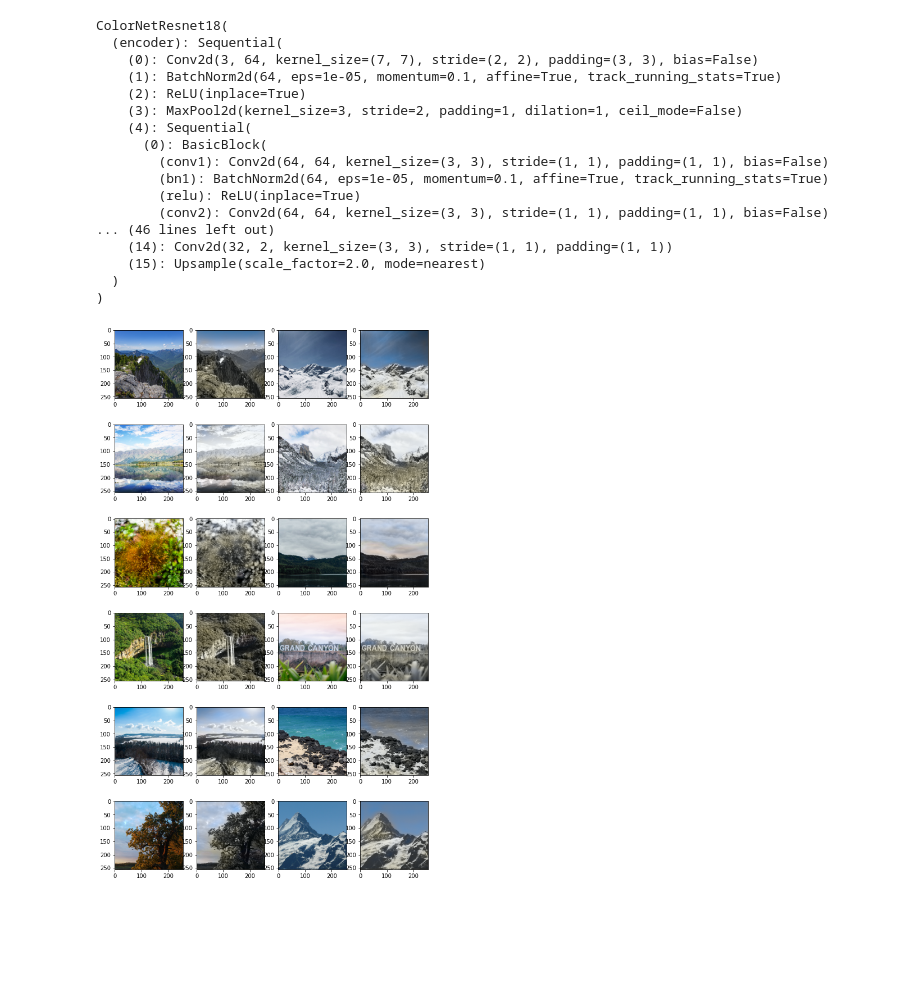
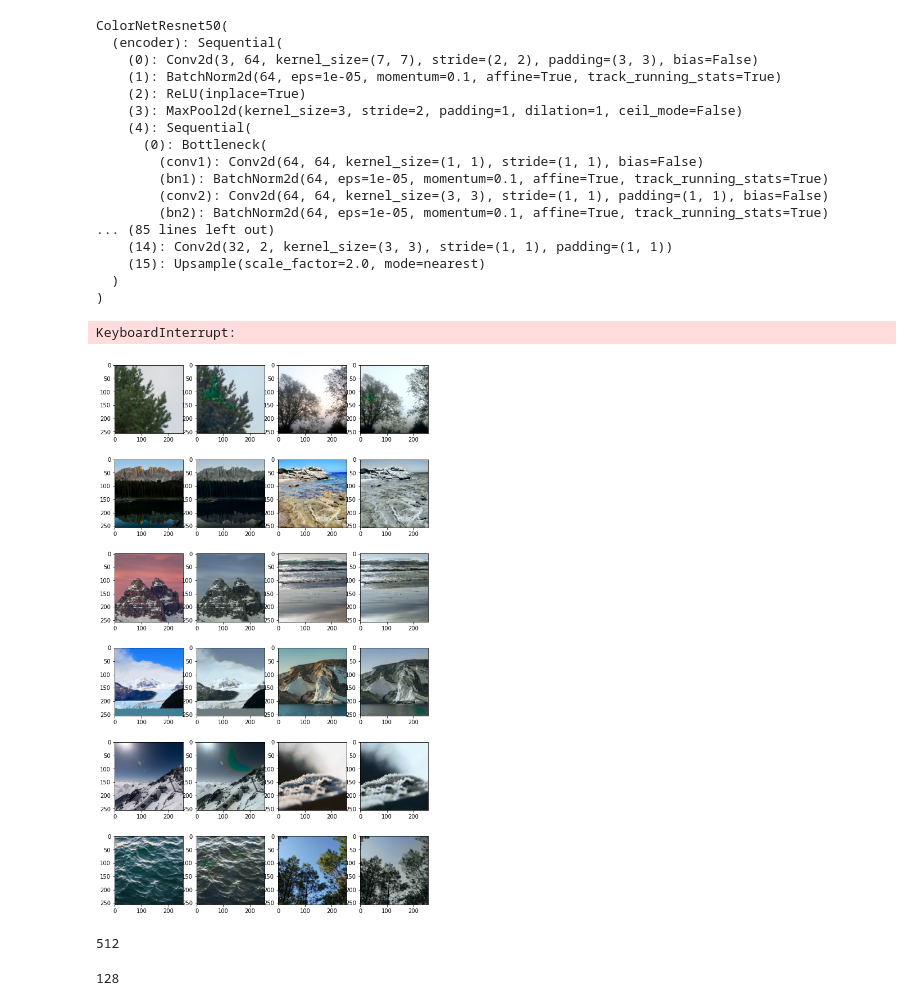
Before and after one commit to laphon/image_colorization, a Jupyter notebook: image_color_.ipynb, the cells around one changed output. Saved outputs shown, nothing was run; the diff lists cells and outputs as text; code cells hidden in the pictures; blank space fills up the shorter version.

Commit message:
train resnet50

```diff
--- a/image_color_.ipynb
+++ b/image_color_.ipynb
@@ -109,30 +146,31 @@ class ColorNetResnet18(nn.Module):
 # %%
 models = {
-    "resnet18": ColorNetResnet18
+    "resnet18": ColorNetResnet18,
+    "resnet50": ColorNetResnet50
 }
 extractors = {
     "resnet152": ExtractorResnet152
 }
-model_name = "resnet18"
+model_name = "resnet50"
 extractor = ExtractorResnet152()
 model = models[model_name](mid_input_size=extractor(torch.zeros((1, 1, 256, 256))).shape[1])
-# model.load_state_dict(torch.load('models/resnet18_2022-05-22_13:40:31:218825.pth'))
+model.load_state_dict(torch.load('models/resnet50_2022-05-23_21:01:04:498923.pth'))
 extractor.to(device)
 model.to(device)
 # %% [output]
-ColorNetResnet18(
+ColorNetResnet50(
   (encoder): Sequential(
     (0): Conv2d(3, 64, kernel_size=(7, 7), stride=(2, 2), padding=(3, 3), bias=False)
     (1): BatchNorm2d(64, eps=1e-05, momentum=0.1, affine=True, track_running_stats=True)
     (2): ReLU(inplace=True)
     (3): MaxPool2d(kernel_size=3, stride=2, padding=1, dilation=1, ceil_mode=False)
     (4): Sequential(
-      (0): BasicBlock(
-        (conv1): Conv2d(64, 64, kernel_size=(3, 3), stride=(1, 1), padding=(1, 1), bias=False)
+      (0): Bottleneck(
+        (conv1): Conv2d(64, 64, kernel_size=(1, 1), stride=(1, 1), bias=False)
         (bn1): BatchNorm2d(64, eps=1e-05, momentum=0.1, affine=True, track_running_stats=True)
-        (relu): ReLU(inplace=True)
         (conv2): Conv2d(64, 64, kernel_size=(3, 3), stride=(1, 1), padding=(1, 1), bias=False)
-... (46 lines left out)
+        (bn2): BatchNorm2d(64, eps=1e-05, momentum=0.1, affine=True, track_running_stats=True)
+... (85 lines left out)
     (14): Conv2d(32, 2, kernel_size=(3, 3), stride=(1, 1), padding=(1, 1))
     (15): Upsample(scale_factor=2.0, mode=nearest)
   )
@@ -149,8 +188,8 @@ def get_datasets(dataset_path):
 lhq256_train, lhq256_test = get_datasets("LHQ256")
 # %%
 time = str(datetime.datetime.now()).replace('.', ':').replace(' ', '_')
-checkpoint_path = f'models/{model_name}_{time}.pth'
-color_mode = 'hsv'
+color_mode = 'lab'
+checkpoint_path = f'models/{model_name}_{color_mode}_{time}.pth'
 convert_fn = rgb2lab
 revert_fn = lab2rgb
 if color_mode == 'hsv':
@@ -212,34 +251,36 @@ def train(model, extractor, train_dataset, plot_name, convert_fn, num_batches=10
         plt.savefig(plot_name)
         plt.close('all')
 # %%
-train(model, extractor, lhq256_train, convert_fn=rgb2hsv, num_batches=5, batch_size=16, epochs=2000, lr=0.01, plot_name=f"plots/{model_name}_hsv_losses_{time}.png")
+train(model, extractor, lhq256_train, convert_fn=rgb2lab, num_batches=5, batch_size=16, epochs=2000, lr=0.01, plot_name=f"plots/{model_name}_{color_mode}_losses_{time}.png")
+# %% [output]
+KeyboardInterrupt:
 # %%
 # try predict colors
 pil_image = T.ToPILImage()
-convert_fn = rgb2hsv
-revert_fn = hsv2rgb
+convert_fn = rgb2lab
+revert_fn = lab2rgb
 dataset = lhq256_test
 batch_idx = random.choices(range(len(dataset)), k=12)
 test_images = [convert_fn(dataset[n][0]) for n in batch_idx]
 gray_inputs = torch.stack([im[0] for im in test_images]).to(device)
 color_inputs = torch.stack([im[1] for im in test_images]).to(device)
 l_inputs = torch.stack([im[2] for im in test_images]).to(device)
 global_features = extractor(gray_inputs)
 color_outputs = model(gray_inputs, global_features)
 rgb_inputs = torch.stack([dataset[n][0] for n in batch_idx])
 rgb_outputs = torch.stack([revert_fn(l_inputs[i][0], color_outputs[i][0], color_outputs[i][1]) for i in range(len(color_outputs))])
 plt.figure(figsize=(10, 18))
 nrows = int(len(rgb_outputs) / 2)
 ncols = 4
 for i in range(nrows):
     plt.subplot(nrows, ncols, i*ncols+1)
     plt.imshow(pil_image(rgb_inputs[i*2]))
     plt.subplot(nrows, ncols, i*ncols+2)
     plt.imshow(pil_image(rgb_outputs[i*2]))
     plt.subplot(nrows, ncols, i*ncols+3)
     plt.imshow(pil_image(rgb_inputs[i*2+1]))
     plt.subplot(nrows, ncols, i*ncols+4)
     plt.imshow(pil_image(rgb_outputs[i*2+1]))
 plt.savefig(f"results_{model_name}_result.png")
 # %% [output]
-[figure, old version]
+[figure, new version]
@@ -245,0 +289,11 @@ plt.savefig(f"results_{model_name}_result.png")
+# %%
+resnet = torchvision.models.resnet50()
+resnet.conv1.weight = nn.Parameter(resnet.conv1.weight.sum(dim=1).unsqueeze(1))
+encoder = nn.Sequential(*list(resnet.children())[0:6])
+encoder(torch.zeros((1, 1, 256, 256))).shape[1]
+# %% [output]
+512
+# %%
+encoder(torch.zeros((1, 1, 256, 256))).shape[1]
+# %% [output]
+128
```
Also changed, not shown: parts of 3 cells of this notebook, 14 other files.
